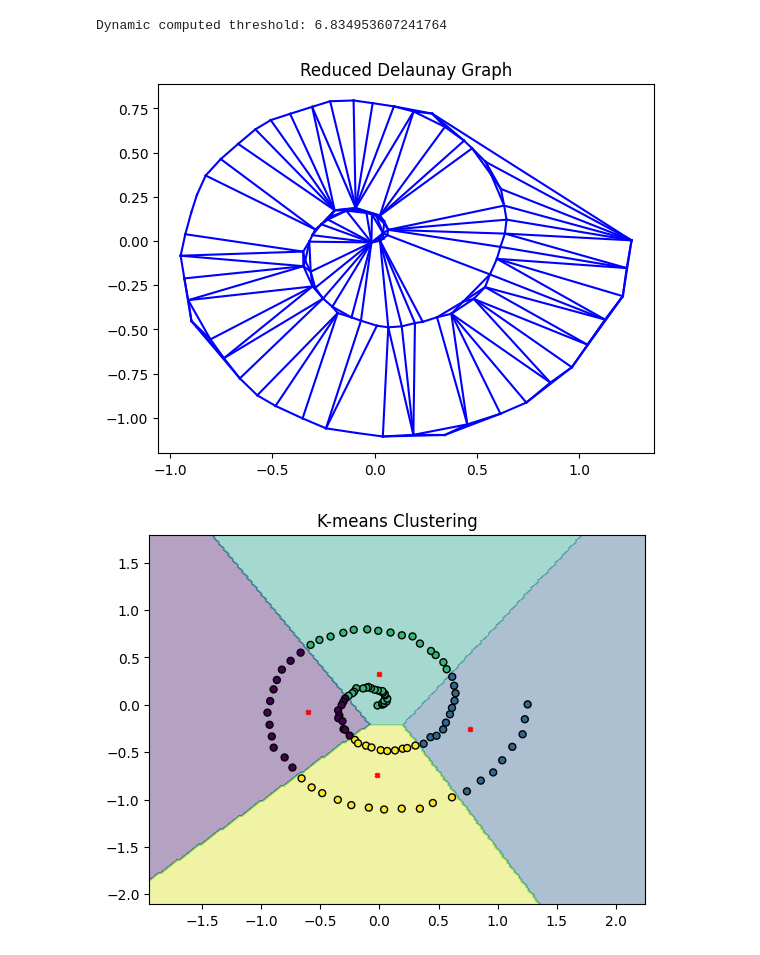
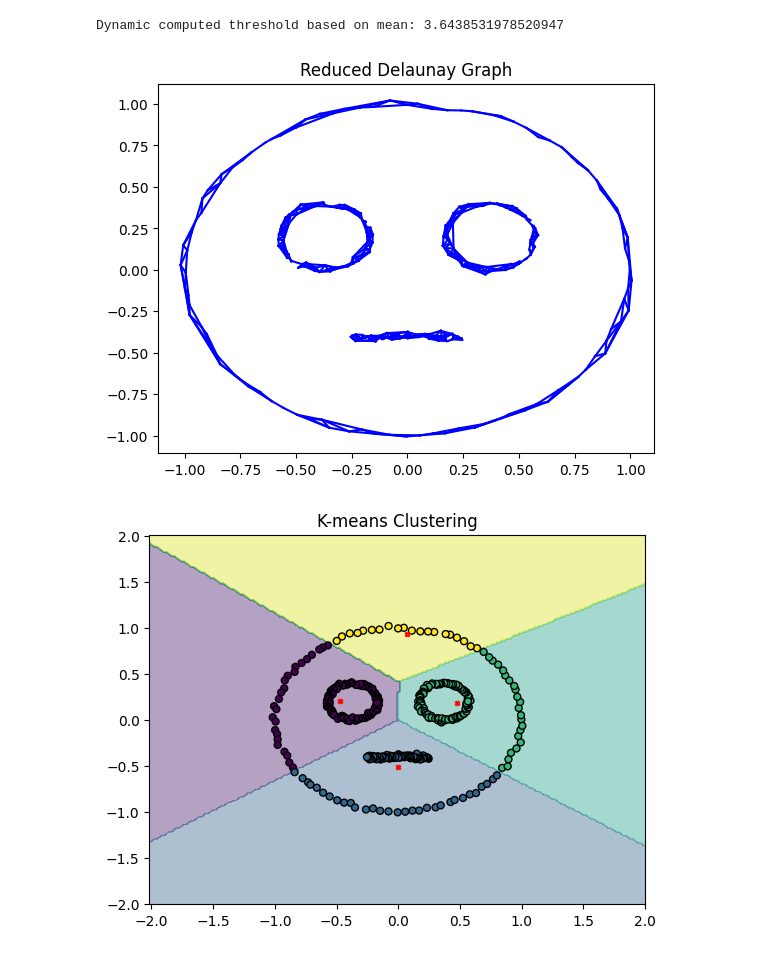
Before and after one commit to Teolul/Dot_Patterns_Perceptual_Grouping_RDG_vs_K-means, a Jupyter notebook: notebook.ipynb, the cells around one changed output. Drawn from its saved outputs; the diff is of its cells as text; code cells hidden in the pictures.

Commit message:
Updated notebook
More comments
Dynamic threshold fixed

```diff
--- a/notebook.ipynb
+++ b/notebook.ipynb
@@ -179,11 +190,11 @@ def kmeans_clustering(points, n_clusters):
 # %%
 #example datasets
 #points = np.array([[-1, -1], [-1, -0.75], [-0.75, -0.75], [-0.75, -1], [1, 1], [1, 0.75], [0.75, 0.75], [0.75, 1], [-1, 1], [-1, 0.75], [-0.75, 0.75], [-0.75, 1], [1, -1], [1, -0.75], [0.75, -0.75], [0.75, -1]])
-#points = generate_smiley(100)
-points = generate_spiral(100)
+points = generate_smiley(100)
+#points = generate_spiral(1000, noise_factor=0.025)
 
 plot_points(points)
 delaunay_triangulation(points)
-rdg_compute(points, 2.5)
+rdg_compute(points, "mean")
 kmeans_clustering(points, 4)
 # %% [output]
@@ -192,3 +203,3 @@ kmeans_clustering(points, 4)
-Dynamic computed threshold: 6.834953607241764
+Dynamic computed threshold based on mean: 3.6438531978520947
-[figure, old version]
+[figure, new version]
-[figure, old version]
+[figure, new version]
```
Also changed, not shown: parts of 3 cells of this notebook.
